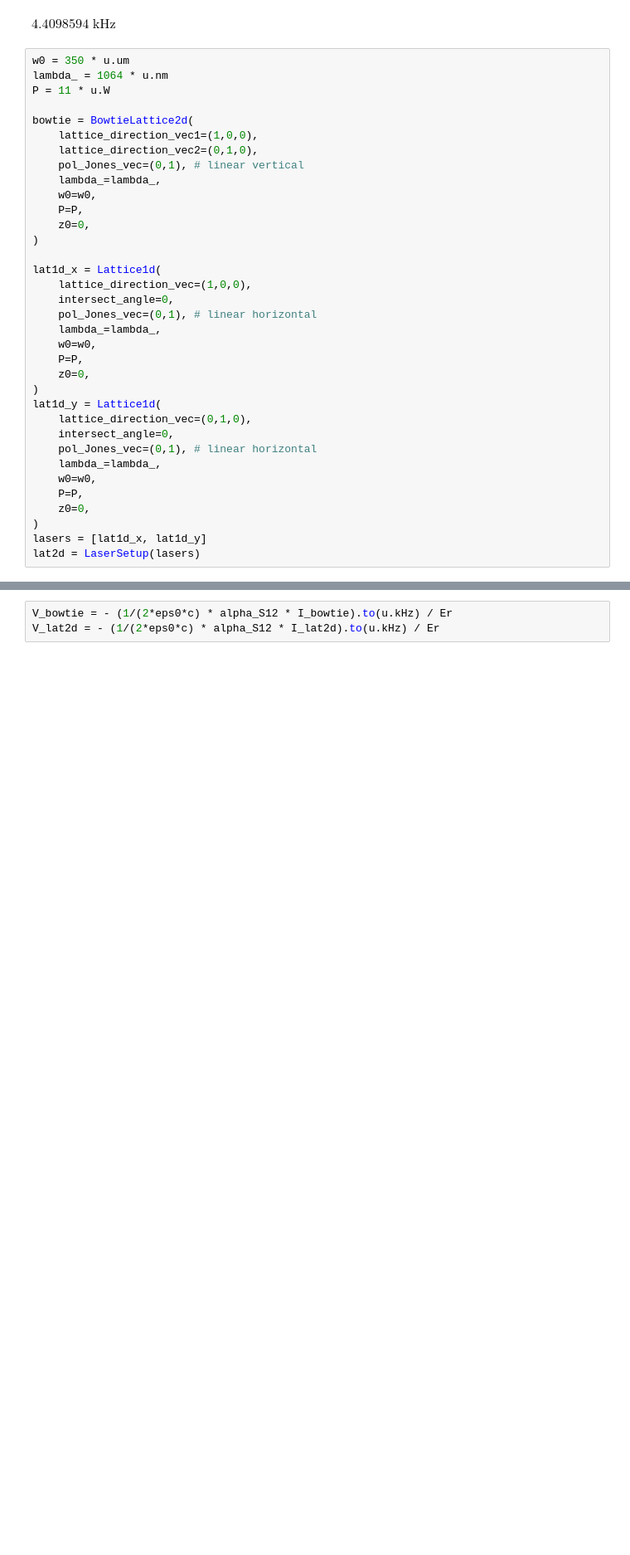
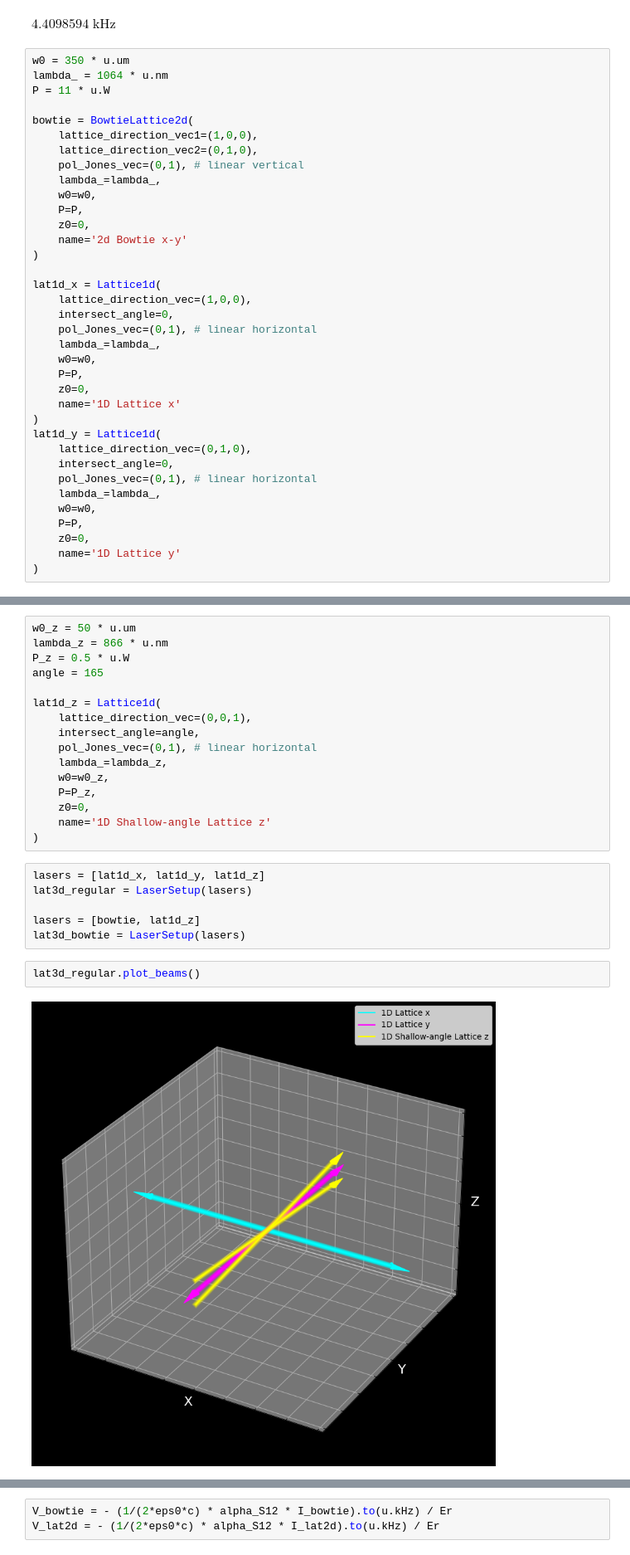
Before and after one commit to lightmat/lightmat, a Jupyter notebook: lattice.ipynb, the cells around one changed output, grey strips where cells are left out. Shown at 83% size. Drawn from its saved outputs; the diff is of its cells as text; blank space fills up the shorter version.

```diff
--- a/lattice.ipynb
+++ b/lattice.ipynb
@@ -30,6 +31,7 @@ bowtie = BowtieLattice2d(
     w0=w0,
     P=P,
     z0=0,
+    name='2d Bowtie x-y'
 )
 
 lat1d_x = Lattice1d(
@@ -40,6 +42,7 @@ lat1d_x = Lattice1d(
     w0=w0,
     P=P,
     z0=0,
+    name='1D Lattice x'
 )
 lat1d_y = Lattice1d(
     lattice_direction_vec=(0,1,0),
@@ -49,6 +52,5 @@ lat1d_y = Lattice1d(
     w0=w0,
     P=P,
     z0=0,
+    name='1D Lattice y'
 )
-lasers = [lat1d_x, lat1d_y]
-lat2d = LaserSetup(lasers)
@@ -72,0 +57,26 @@ d2I_bowtie_dx2 = sp.diff(I_bowtie, x, x)
+# %%
+w0_z = 50 * u.um
+lambda_z = 866 * u.nm
+P_z = 0.5 * u.W
+angle = 165
+
+lat1d_z = Lattice1d(
+    lattice_direction_vec=(0,0,1),
+    intersect_angle=angle,
+    pol_Jones_vec=(0,1), # linear horizontal
+    lambda_=lambda_z,
+    w0=w0_z,
+    P=P_z,
+    z0=0,
+    name='1D Shallow-angle Lattice z'
+)
+# %%
+lasers = [lat1d_x, lat1d_y, lat1d_z]
+lat3d_regular = LaserSetup(lasers)
+
+lasers = [bowtie, lat1d_z]
+lat3d_bowtie = LaserSetup(lasers)
+# %%
+lat3d_regular.plot_beams()
+# %% [output]
+[figure, added]
```
Also changed, not shown: parts of 11 cells of this notebook, 6 other files.
